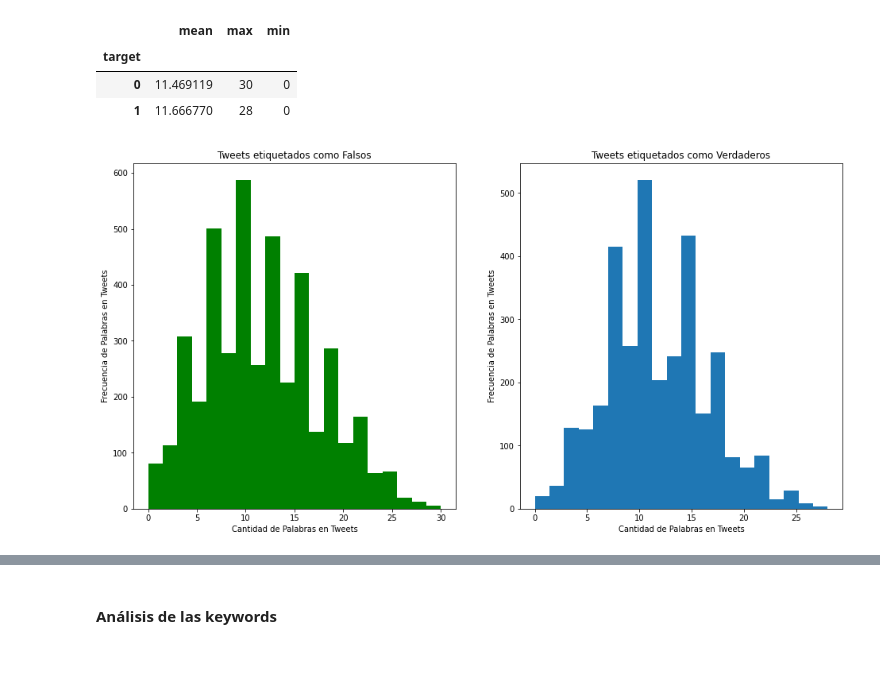
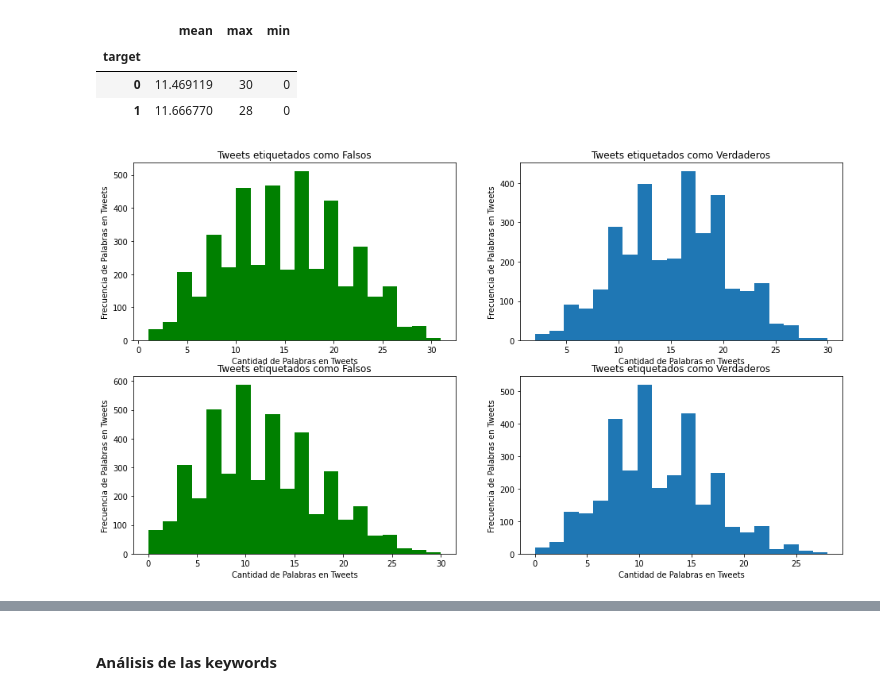
Before and after one commit to gusper01/TP1FIUBA, a Jupyter notebook: Copia_de_Copia_de_TP1_primer_analisis.ipynb, the cells around one changed output, grey strips where cells are left out. Saved outputs shown, nothing was run; the diff lists cells and outputs as text; code cells hidden in the pictures; blank space fills up the shorter version.

Commit message:
modifico histograma y agrego violin plot

```diff
--- a/Copia_de_Copia_de_TP1_primer_analisis.ipynb
+++ b/Copia_de_Copia_de_TP1_primer_analisis.ipynb
@@ -153,8 +153,9 @@ train_clean_text.head()
 | 3 | 52 | ablaze | Philadelphia, PA | Crying out for more! Set me ablaze | 0 | Crying out for Set me ablaze |
 | 4 | 53 | ablaze | London, UK | On plus side LOOK AT THE SKY LAST... | 0 | On plus side LOOK AT THE SKY LAST... |
 # %%
-train_clean_text_words_qy = train_clean_text.merge(train_clean_text['clean_text'].map(lambda x: len(x.split())), on = train_clean_text['id'], how = 'inner')
-train_clean_text_words_qy.drop(columns = ['key_0', 'text'], inplace = True)
+train_clean_text_words_qy = train_clean_text.merge(train_clean_text['clean_text']\
+                                                   .map(lambda x: len(x.split())), on = train_clean_text['id'], how = 'inner')
+train_clean_text_words_qy.drop(columns = ['key_0'], inplace = True)
 train_clean_text_words_qy.rename(columns = {'clean_text_x':'clean_text', 'clean_text_y':'words_qy'}, inplace = True)
 train_clean_text_words_qy.head()
 # %% [output]
@@ -172,17 +173,29 @@ train_clean_text_words_qy.groupby('target')['words_qy'].agg(['mean', 'max', 'min
 | 0 | 11.469119 | 30 | 0 |
 | 1 | 11.666770 | 28 | 0 |
 # %%
-fig, (ax1, ax2) = plt.subplots(nrows = 1, ncols = 2, figsize = (16,8))
-ax1.hist(train_clean_text_words_qy.groupby('target').get_group(0)['words_qy'], bins = 20, facecolor='g')
+fig, [(ax1, ax2), (ax3, ax4)] = plt.subplots(nrows = 2, ncols = 2, figsize = (16,8))
+
+ax1.hist(train_words_qy.groupby('target').get_group(0)['words_qy'], bins = 20, facecolor='g')
 ax1.set_title('Tweets etiquetados como Falsos')
 ax1.set_xlabel('Cantidad de Palabras en Tweets')
 ax1.set_ylabel('Frecuencia de Palabras en Tweets')
 
-ax2.hist(train_clean_text_words_qy.groupby('target').get_group(1)['words_qy'], bins = 20)
+ax2.hist(train_words_qy.groupby('target').get_group(1)['words_qy'], bins = 20)
 ax2.set_title('Tweets etiquetados como Verdaderos')
 ax2.set_xlabel('Cantidad de Palabras en Tweets')
 ax2.set_ylabel('Frecuencia de Palabras en Tweets')
 
+ax3.hist(train_clean_text_words_qy.groupby('target').get_group(0)['words_qy'], bins = 20, facecolor='g')
+ax3.set_title('Tweets etiquetados como Falsos')
+ax3.set_xlabel('Cantidad de Palabras en Tweets')
+ax3.set_ylabel('Frecuencia de Palabras en Tweets')
+
+ax4.hist(train_clean_text_words_qy.groupby('target').get_group(1)['words_qy'], bins = 20)
+ax4.set_title('Tweets etiquetados como Verdaderos')
+ax4.set_xlabel('Cantidad de Palabras en Tweets')
+ax4.set_ylabel('Frecuencia de Palabras en Tweets')
+
+plt.subplots_adjust(bottom = 0.025)
 plt.show()
 # %% [output]
-[figure, old version]
+[figure, new version]
```
Also changed, not shown: parts of 3 cells of this notebook.
